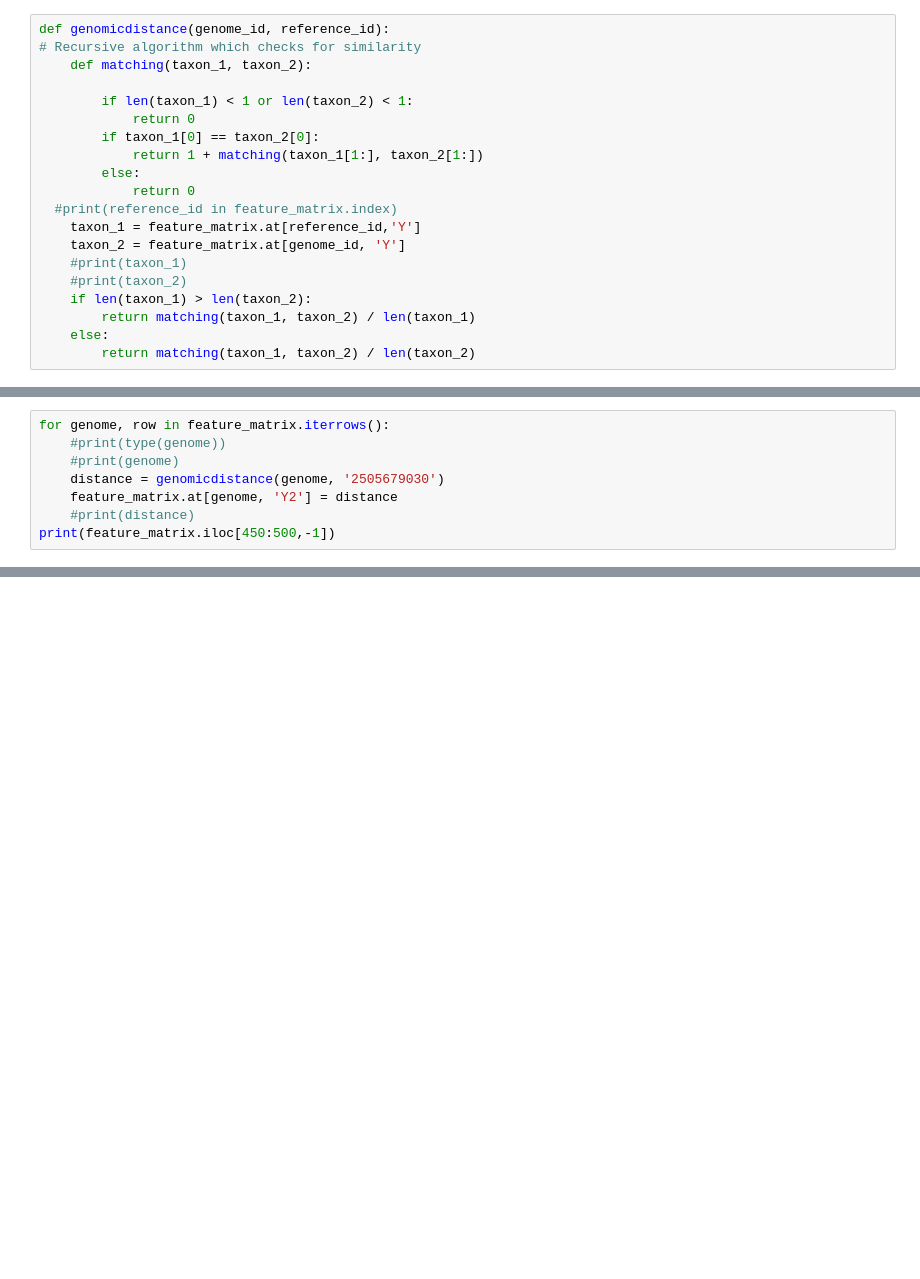
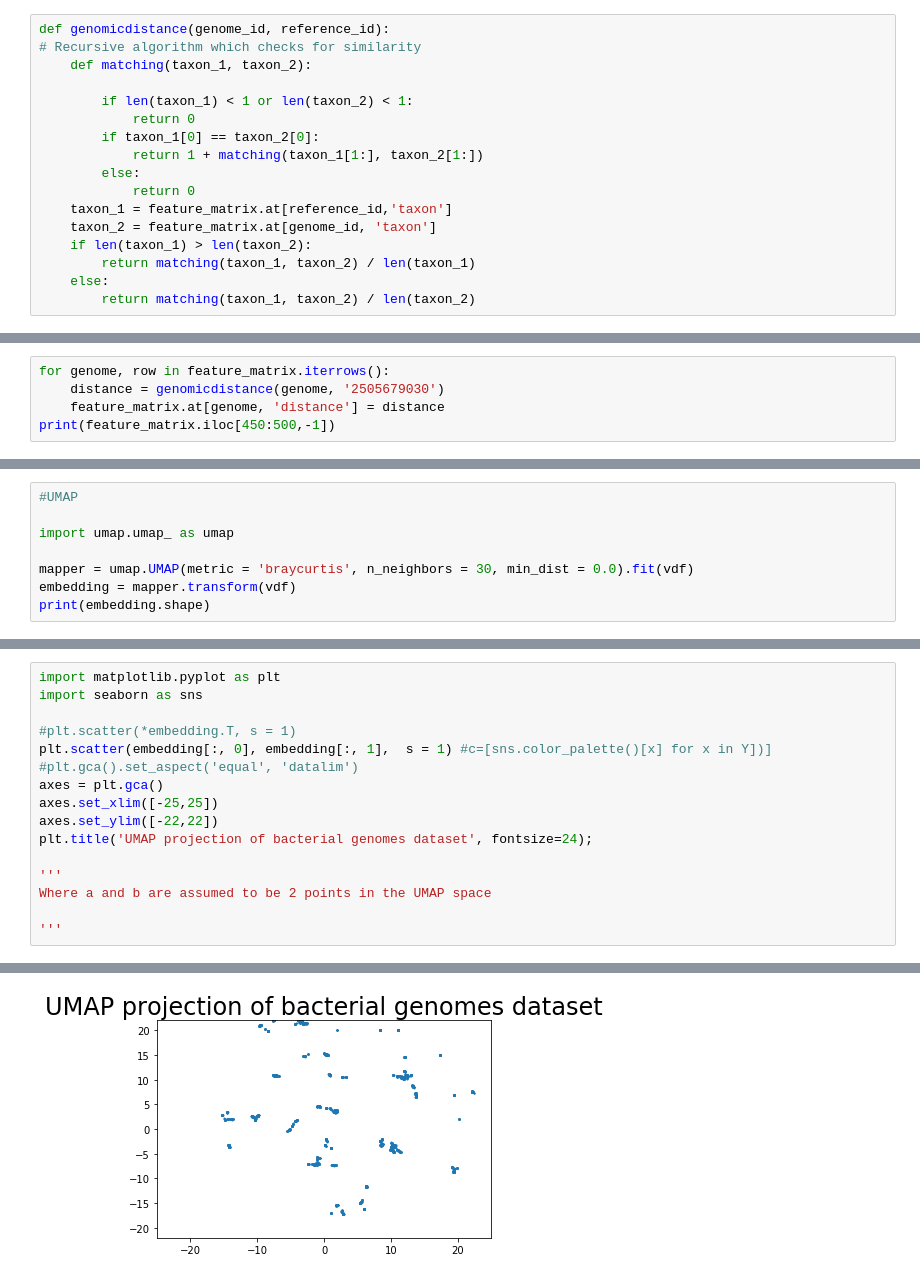
Before and after one commit to axon10/project_plant_genes, a Jupyter notebook: plant_genes.ipynb, the cells around one changed output, grey strips where cells are left out. Cells and saved outputs as stored; diff of their text form; blank space fills up the shorter version.

```diff
--- a/plant_genes.ipynb
+++ b/plant_genes.ipynb
@@ -107,11 +110,8 @@ def genomicdistance(genome_id, reference_id):
             return 1 + matching(taxon_1[1:], taxon_2[1:])
         else:
             return 0
-  #print(reference_id in feature_matrix.index)
-    taxon_1 = feature_matrix.at[reference_id,'Y']
-    taxon_2 = feature_matrix.at[genome_id, 'Y']
-    #print(taxon_1)
-    #print(taxon_2)
+    taxon_1 = feature_matrix.at[reference_id,'taxon']
+    taxon_2 = feature_matrix.at[genome_id, 'taxon']
     if len(taxon_1) > len(taxon_2):
         return matching(taxon_1, taxon_2) / len(taxon_1)
     else:
@@ -119,10 +121,7 @@ def genomicdistance(genome_id, reference_id):
 # %%
 for genome, row in feature_matrix.iterrows():
-    #print(type(genome))
-    #print(genome)
     distance = genomicdistance(genome, '2505679030')
-    feature_matrix.at[genome, 'Y2'] = distance
-    #print(distance)
+    feature_matrix.at[genome, 'distance'] = distance
 print(feature_matrix.iloc[450:500,-1])
 # %% [output]
 genomes
@@ -297,0 +238,8 @@ embedding.shape
+# %%
+#UMAP
+
+import umap.umap_ as umap
+
+mapper = umap.UMAP(metric = 'braycurtis', n_neighbors = 30, min_dist = 0.0).fit(vdf)
+embedding = mapper.transform(vdf)
+print(embedding.shape)
@@ -297,0 +250,17 @@ embedding.shape
+# %%
+import matplotlib.pyplot as plt
+import seaborn as sns
+
+#plt.scatter(*embedding.T, s = 1)
+plt.scatter(embedding[:, 0], embedding[:, 1],  s = 1) #c=[sns.color_palette()[x] for x in Y])]
+#plt.gca().set_aspect('equal', 'datalim')
+axes = plt.gca()
+axes.set_xlim([-25,25])
+axes.set_ylim([-22,22])
+plt.title('UMAP projection of bacterial genomes dataset', fontsize=24);
+
+'''
+Where a and b are assumed to be 2 points in the UMAP space
+
+'''
+# %% [output]
@@ -297,0 +268 @@ embedding.shape
+[figure, added]
```
Also changed, not shown: parts of 68 cells of this notebook.
